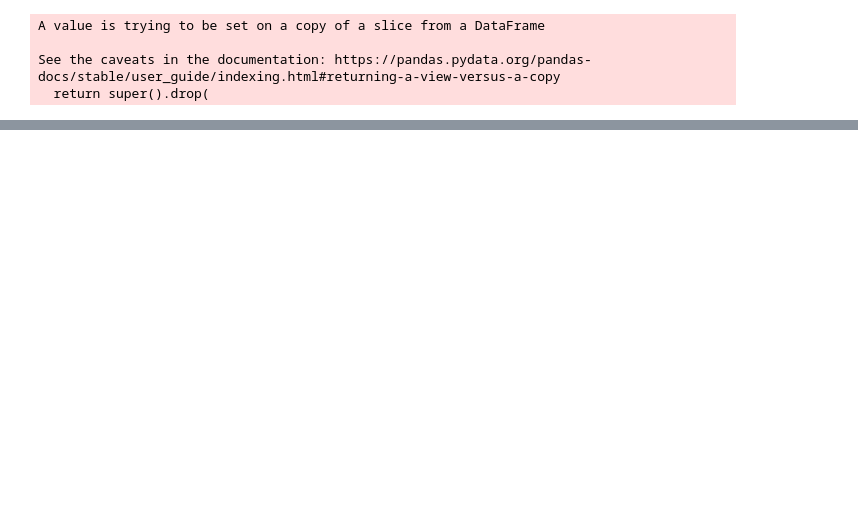
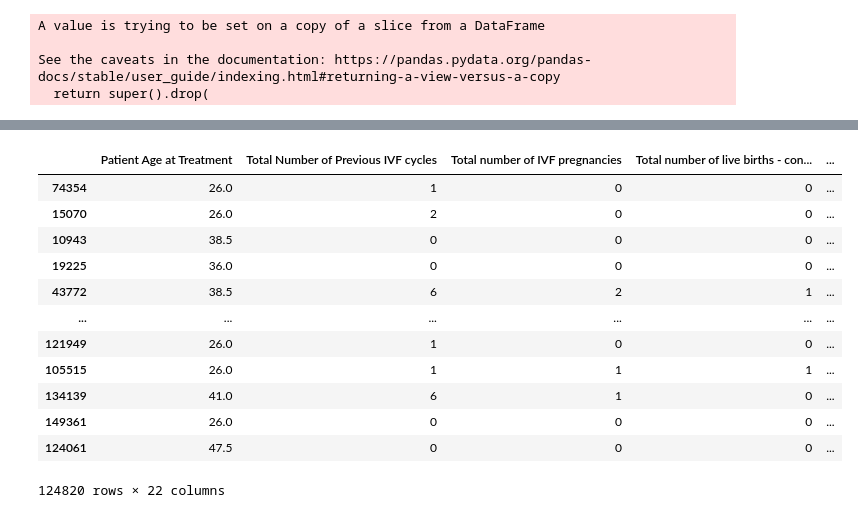
Before and after one commit to ecdison/Group9_MachineLearningHC, a Jupyter notebook: data_anlysis.ipynb, the cells around one changed output, grey strips where cells are left out. Drawn from its saved outputs; the diff is of its cells as text; code cells hidden in the pictures; blank space fills up the shorter version.

```diff
--- a/data_anlysis.ipynb
+++ b/data_anlysis.ipynb
@@ -176,0 +344,14 @@ plt.scatter(x = MaleSecondary, y = NumberOfLiveBirth, alpha=0.1)
+# %%
+SpermFromPartner = []
+for s in list(mod_df['Sperm From']):
+    if 'Partner' in s:
+        SpermFromPartner.append(1)
+    else:
+        SpermFromPartner.append(0)
+# %%
+SpermFromDonor = []
+for s in list(mod_df['Sperm From']):
+    if 'Donor' in s:
+        SpermFromDonor.append(1)
+    else:
+        SpermFromDonor.append(0)
@@ -176,0 +363,4 @@ plt.scatter(x = MaleSecondary, y = NumberOfLiveBirth, alpha=0.1)
+# %%
+mod_df.insert(len(mod_df.columns), column = "Sperm From Partner", value = SpermFromPartner)
+mod_df.insert(len(mod_df.columns), column = "Sperm From Donor", value = SpermFromDonor)
+mod_df.drop('Sperm From', axis=1, inplace = True)
@@ -176,0 +394,20 @@ plt.scatter(x = MaleSecondary, y = NumberOfLiveBirth, alpha=0.1)
+# %%
+from sklearn.model_selection import train_test_split
+
+train_x, test_x, train_y, test_y = train_test_split(mod_df, y, test_size=0.20, random_state=42)
+# %%
+train_x
+# %% [output]
+|  | Patient Age at Treatment | Total Number of Previous IVF cycles | Total number of IVF pregnancies | Total number of live births - con... | ... |
+| 74354 | 26.0 | 1 | 0 | 0 | ... |
+| 15070 | 26.0 | 2 | 0 | 0 | ... |
+| 10943 | 38.5 | 0 | 0 | 0 | ... |
+| 19225 | 36.0 | 0 | 0 | 0 | ... |
+| 43772 | 38.5 | 6 | 2 | 1 | ... |
+| ... | ... | ... | ... | ... | ... |
+| 121949 | 26.0 | 1 | 0 | 0 | ... |
+| 105515 | 26.0 | 1 | 1 | 1 | ... |
+| 134139 | 41.0 | 6 | 1 | 0 | ... |
+| 149361 | 26.0 | 0 | 0 | 0 | ... |
+| 124061 | 47.5 | 0 | 0 | 0 | ... |
+124820 rows × 22 columns
```
Also changed, not shown: parts of 26 cells of this notebook, 1 other file.
